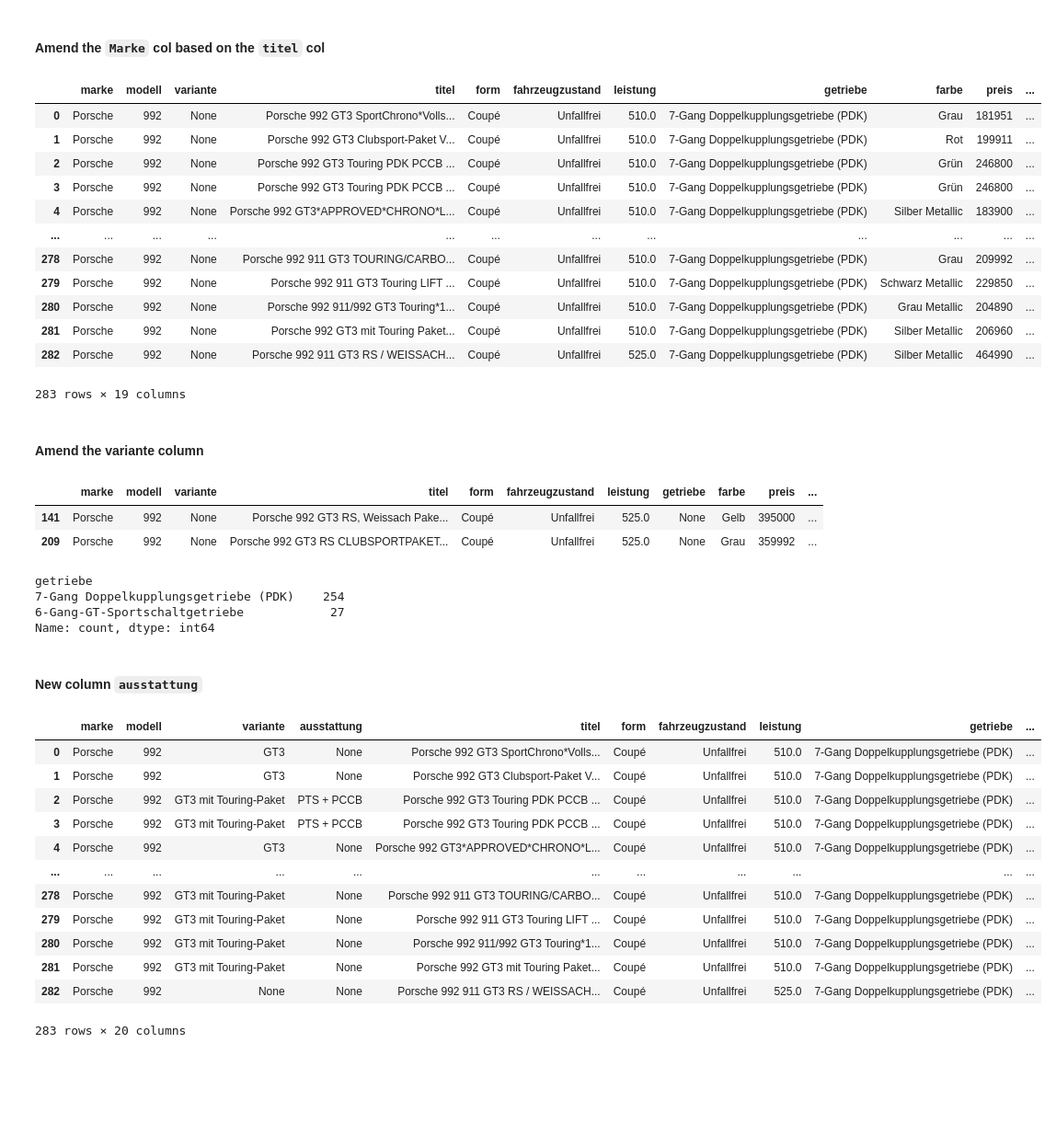
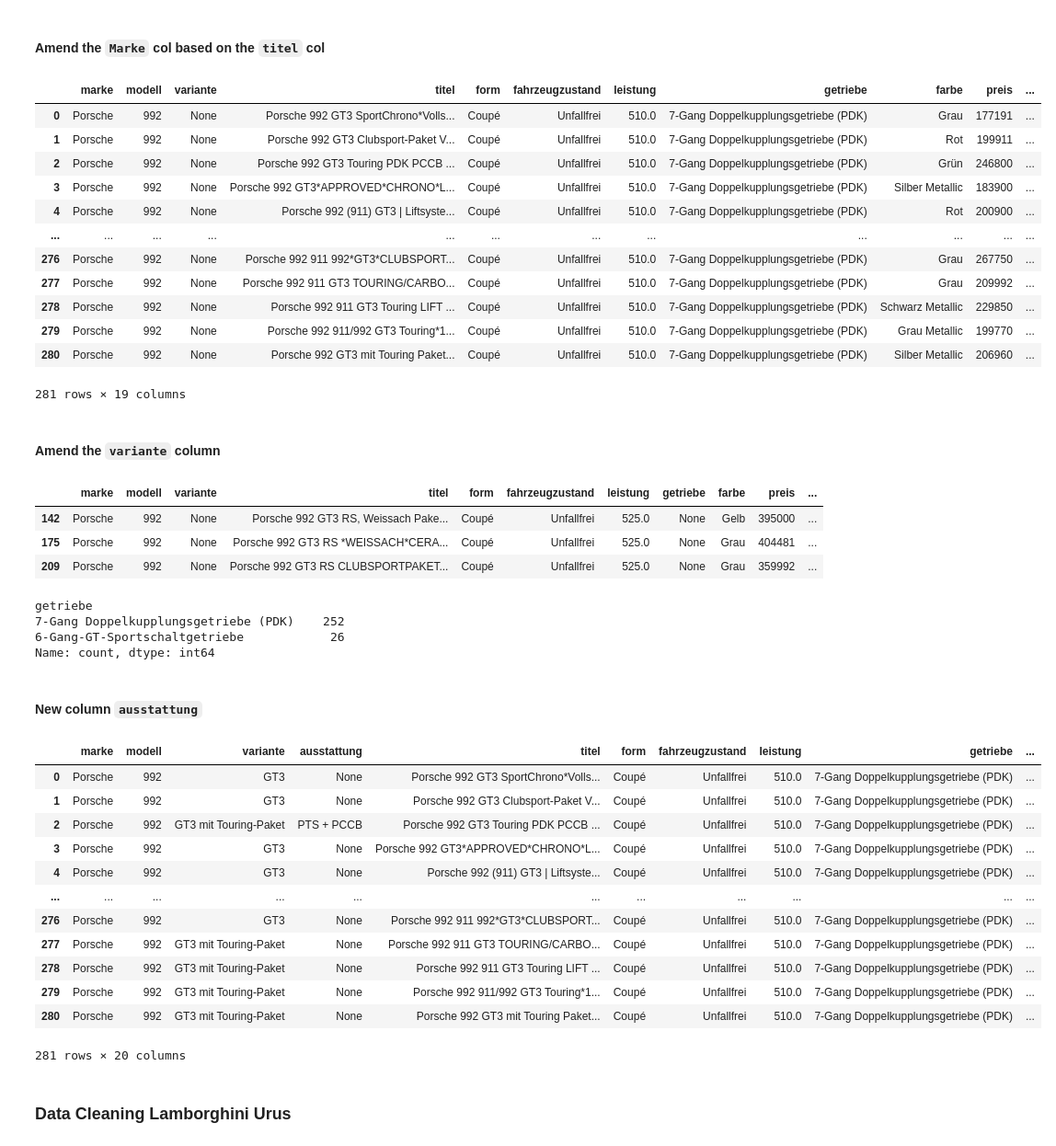
Before and after one commit to omar-elmaria/mobile_de_scraper, a Jupyter notebook: testing_notebook.ipynb, the cells around one changed output. Shown at 92% size. Saved outputs shown, nothing was run; the diff lists cells and outputs as text; code cells hidden in the pictures; blank space fills up the shorter version.

Commit message:
update notebook with lambo urus and aston martin dbx

```diff
--- a/testing_notebook.ipynb
+++ b/testing_notebook.ipynb
@@ -108,8 +110,11 @@ df_clean_1
+# %%
+# Add fahrzeugbescheibung_mod column to replace None values in that column with an empty string
+df_clean_1["fahrzeugbescheibung_mod"] = df_clean_1["fahrzeugbescheibung"].apply(lambda x: "" if x is None else x)
 # %% [markdown]
 #### Filter for GT3 or GT 3
 # %%
 df_clean_2 = df_clean_1.loc[
-    (df_clean_1["titel"].str.lower().str.contains("gt3|gt 3")) | (df["fahrzeugbescheibung"].str.lower().str.contains("gt3|gt 3"))
+    (df_clean_1["titel"].str.lower().str.contains("gt3|gt 3")) | (df["fahrzeugbescheibung_mod"].str.lower().str.contains("gt3|gt 3"))
 ].reset_index(drop=True)
 df_clean_2
 # %% [output]
@@ -290,20 +295,20 @@ df_clean_8["marke"] = df_clean_8.apply(lambda x: amend_marke_col_porsche_992_gt3
 df_clean_8
 # %% [output]
 |  | marke | modell | variante | titel | form | fahrzeugzustand | leistung | getriebe | farbe | preis | ... |
-| 0 | Porsche | 992 | None | Porsche 992 GT3 SportChrono*Volls... | Coupé | Unfallfrei | 510.0 | 7-Gang Doppelkupplungsgetriebe (PDK) | Grau | 181951 | ... |
+| 0 | Porsche | 992 | None | Porsche 992 GT3 SportChrono*Volls... | Coupé | Unfallfrei | 510.0 | 7-Gang Doppelkupplungsgetriebe (PDK) | Grau | 177191 | ... |
 | 1 | Porsche | 992 | None | Porsche 992 GT3 Clubsport-Paket V... | Coupé | Unfallfrei | 510.0 | 7-Gang Doppelkupplungsgetriebe (PDK) | Rot | 199911 | ... |
 | 2 | Porsche | 992 | None | Porsche 992 GT3 Touring PDK PCCB ... | Coupé | Unfallfrei | 510.0 | 7-Gang Doppelkupplungsgetriebe (PDK) | Grün | 246800 | ... |
-| 3 | Porsche | 992 | None | Porsche 992 GT3 Touring PDK PCCB ... | Coupé | Unfallfrei | 510.0 | 7-Gang Doppelkupplungsgetriebe (PDK) | Grün | 246800 | ... |
-| 4 | Porsche | 992 | None | Porsche 992 GT3*APPROVED*CHRONO*L... | Coupé | Unfallfrei | 510.0 | 7-Gang Doppelkupplungsgetriebe (PDK) | Silber Metallic | 183900 | ... |
+| 3 | Porsche | 992 | None | Porsche 992 GT3*APPROVED*CHRONO*L... | Coupé | Unfallfrei | 510.0 | 7-Gang Doppelkupplungsgetriebe (PDK) | Silber Metallic | 183900 | ... |
+| 4 | Porsche | 992 | None | Porsche 992 (911) GT3 | Liftsyste... | Coupé | Unfallfrei | 510.0 | 7-Gang Doppelkupplungsgetriebe (PDK) | Rot | 200900 | ... |
 | ... | ... | ... | ... | ... | ... | ... | ... | ... | ... | ... | ... |
-| 278 | Porsche | 992 | None | Porsche 992 911 GT3 TOURING/CARBO... | Coupé | Unfallfrei | 510.0 | 7-Gang Doppelkupplungsgetriebe (PDK) | Grau | 209992 | ... |
-| 279 | Porsche | 992 | None | Porsche 992 911 GT3 Touring LIFT ... | Coupé | Unfallfrei | 510.0 | 7-Gang Doppelkupplungsgetriebe (PDK) | Schwarz Metallic | 229850 | ... |
-| 280 | Porsche | 992 | None | Porsche 992 911/992 GT3 Touring*1... | Coupé | Unfallfrei | 510.0 | 7-Gang Doppelkupplungsgetriebe (PDK) | Grau Metallic | 204890 | ... |
-| 281 | Porsche | 992 | None | Porsche 992 GT3 mit Touring Paket... | Coupé | Unfallfrei | 510.0 | 7-Gang Doppelkupplungsgetriebe (PDK) | Silber Metallic | 206960 | ... |
-| 282 | Porsche | 992 | None | Porsche 992 911 GT3 RS / WEISSACH... | Coupé | Unfallfrei | 525.0 | 7-Gang Doppelkupplungsgetriebe (PDK) | Silber Metallic | 464990 | ... |
+| 276 | Porsche | 992 | None | Porsche 992 911 992*GT3*CLUBSPORT... | Coupé | Unfallfrei | 510.0 | 7-Gang Doppelkupplungsgetriebe (PDK) | Grau | 267750 | ... |
+| 277 | Porsche | 992 | None | Porsche 992 911 GT3 TOURING/CARBO... | Coupé | Unfallfrei | 510.0 | 7-Gang Doppelkupplungsgetriebe (PDK) | Grau | 209992 | ... |
+| 278 | Porsche | 992 | None | Porsche 992 911 GT3 Touring LIFT ... | Coupé | Unfallfrei | 510.0 | 7-Gang Doppelkupplungsgetriebe (PDK) | Schwarz Metallic | 229850 | ... |
+| 279 | Porsche | 992 | None | Porsche 992 911/992 GT3 Touring*1... | Coupé | Unfallfrei | 510.0 | 7-Gang Doppelkupplungsgetriebe (PDK) | Grau Metallic | 199770 | ... |
+| 280 | Porsche | 992 | None | Porsche 992 GT3 mit Touring Paket... | Coupé | Unfallfrei | 510.0 | 7-Gang Doppelkupplungsgetriebe (PDK) | Silber Metallic | 206960 | ... |
-283 rows × 19 columns
+281 rows × 19 columns
 # %% [markdown]
-#### Amend the variante column
+#### Amend the `variante` column
 # %%
 # Rule 1: Spate A|B|D|G|O verändern Spalte C = variante = Wenn marke Porsche, und modell 992, und leistung 510, und entweder im titel Touring oder in fahrzeugbeschreibung Touring
 # steht, dann ändere in Spalte C auf “GT3 mit Touring-Paket“
@@ -312,9 +317,9 @@ df_clean_8
 
 df_clean_9 = df_clean_8.copy()
 def amend_variante_col_porsche_992_gt3(x):
-    if x["marke"] == "Porsche" and x["modell"] == "992" and x["leistung"] == 510 and (x["titel"].lower().find("touring") != -1 or x["fahrzeugbescheibung"].lower().find("touring") != -1):
+    if x["marke"] == "Porsche" and x["modell"] == "992" and x["leistung"] == 510 and (x["titel"].lower().find("touring") != -1 or x["fahrzeugbescheibung_mod"].lower().find("touring") != -1):
         return "GT3 mit Touring-Paket"
-    elif x["marke"] == "Porsche" and x["modell"] == "992" and x["leistung"] == 510 and (x["titel"].lower().find("touring") == -1 and x["fahrzeugbescheibung"].lower().find("touring") == -1):
+    elif x["marke"] == "Porsche" and x["modell"] == "992" and x["leistung"] == 510 and (x["titel"].lower().find("touring") == -1 and x["fahrzeugbescheibung_mod"].lower().find("touring") == -1):
         return "GT3"
     else:
         return x["variante"]
@@ -323,15 +328,13 @@ def amend_variante_col_porsche_992_gt3(x):
 
 # Rule 2: Spate H = getriebe = Wenn marke Porsche, und Modell 992, und leistung 510, und Variante GT3 oder GT3 mit Touring-Paket, und entweder im titel 6-Gang oder im fahrzeugbeschreibung 6-Gang steht, und getriebe auf (Leere), dann ändere auf "6-Gang-GT-Sportschaltgetriebe"
 def amend_getriebe_col_stg_2_porsche_992_gt3(x):
-    if x["fahrzeugbescheibung"] is None:
-        return x["getriebe"]
-    elif x["marke"] == "Porsche" and x["modell"] == "992" and x["leistung"] == 510\
+    if x["marke"] == "Porsche" and x["modell"] == "992" and x["leistung"] == 510\
     and (x["variante"] == "GT3" or x["variante"] == "GT3 mit Touring-Paket")\
-    and (x["titel"].lower().find("pdk") != -1 or x["fahrzeugbescheibung"].lower().find("pdk") != -1) and (x["getriebe"] == "" or x["getriebe"] is None):
+    and (x["titel"].lower().find("pdk") != -1 or x["fahrzeugbescheibung_mod"].lower().find("pdk") != -1) and (x["getriebe"] == "" or x["getriebe"] is None):
         return "7-Gang Doppelkupplungsgetriebe (PDK)"
     elif x["marke"] == "Porsche" and x["modell"] == "992" and x["leistung"] == 510\
     and (x["variante"] == "GT3" or x["variante"] == "GT3 mit Touring-Paket")\
-    and (x["titel"].lower().find("6-gang") != -1 or x["fahrzeugbescheibung"].lower().find("6-gang") != -1) and (x["getriebe"] == "" or x["getriebe"] is None):
+    and (x["titel"].lower().find("6-gang") != -1 or x["fahrzeugbescheibung_mod"].lower().find("6-gang") != -1) and (x["getriebe"] == "" or x["getriebe"] is None):
         return "6-Gang-GT-Sportschaltgetriebe"
     else:
         return x["getriebe"]
@@ -361,11 +364,12 @@ display(df_clean_9[df_clean_9["getriebe"].isnull()])
 display(df_clean_9["getriebe"].value_counts())
 # %% [output]
 |  | marke | modell | variante | titel | form | fahrzeugzustand | leistung | getriebe | farbe | preis | ... |
-| 141 | Porsche | 992 | None | Porsche 992 GT3 RS, Weissach Pake... | Coupé | Unfallfrei | 525.0 | None | Gelb | 395000 | ... |
+| 142 | Porsche | 992 | None | Porsche 992 GT3 RS, Weissach Pake... | Coupé | Unfallfrei | 525.0 | None | Gelb | 395000 | ... |
+| 175 | Porsche | 992 | None | Porsche 992 GT3 RS *WEISSACH*CERA... | Coupé | Unfallfrei | 525.0 | None | Grau | 404481 | ... |
 | 209 | Porsche | 992 | None | Porsche 992 GT3 RS CLUBSPORTPAKET... | Coupé | Unfallfrei | 525.0 | None | Grau | 359992 | ... |
 getriebe
-7-Gang Doppelkupplungsgetriebe (PDK)    254
-6-Gang-GT-Sportschaltgetriebe            27
+7-Gang Doppelkupplungsgetriebe (PDK)    252
+6-Gang-GT-Sportschaltgetriebe            26
 Name: count, dtype: int64
 # %% [markdown]
 #### New column `ausstattung`
@@ -375,46 +379,44 @@ Name: count, dtype: int64
 # Neue Spalte D = Wenn marke Porsche, und Modell 992, und Variante GT3 oder GT3 mit Touring-Paket, und form Coupe, und fahrzeugzustand unfallfrei, und Leistung 510, und entweder im titel Manufa oder im Fahrzeugbeschreibung Manufa steht, dann ändere auf „Exklusive Manufaktur“.
 
 df_clean_10 = df_clean_9.copy()
-def amend_exklusive_manufaktur_col_porsche_992_gt3(x):
-    if x["fahrzeugbescheibung"] is None:
-        return None
-    elif x["marke"] == "Porsche" and x["modell"] == "992" and (x["variante"] == "GT3" or x["variante"] == "GT3 mit Touring-Paket")\
+def add_ausstattung_col_porsche_992_gt3(x):
+    if x["marke"] == "Porsche" and x["modell"] == "992" and (x["variante"] == "GT3" or x["variante"] == "GT3 mit Touring-Paket")\
     and x["form"] == "Coupé" and x["fahrzeugzustand"].lower() == "unfallfrei" and x["leistung"] == 510\
     and (
         ("pts" in x["titel"].lower() and "pccb" in x["titel"].lower()) or\
-        ("pts" in x["fahrzeugbescheibung"].lower() and "pccb" in x["fahrzeugbescheibung"].lower())
+        ("pts" in x["fahrzeugbescheibung_mod"].lower() and "pccb" in x["fahrzeugbescheibung_mod"].lower())
     ):
         return "PTS + PCCB"
     elif x["marke"] == "Porsche" and x["modell"] == "992" and (x["variante"] == "GT3" or x["variante"] == "GT3 mit Touring-Paket")\
     and x["form"] == "Coupé" and x["fahrzeugzustand"].lower() == "unfallfrei" and x["leistung"] == 510\
     and (x["titel"].lower().find("pts") != -1):
         return "PTS"
     elif x["marke"] == "Porsche" and x["modell"] == "992" and (x["variante"] == "GT3" or x["variante"] == "GT3 mit Touring-Paket")\
     and x["form"] == "Coupé" and x["fahrzeugzustand"] == "Unfallfrei" and x["leistung"] == 510\
-    and (x["titel"].lower().find("pccb") != -1 or x["fahrzeugbescheibung"].lower().find("pccb") != -1):
+    and (x["titel"].lower().find("pccb") != -1 or x["fahrzeugbescheibung_mod"].lower().find("pccb") != -1):
         return "PCCB"
     else:
         return None
 
 # Apply the function
-df_clean_10["ausstattung"] = df_clean_10.apply(lambda x: amend_exklusive_manufaktur_col_porsche_992_gt3(x), axis=1)
+df_clean_10["ausstattung"] = df_clean_10.apply(lambda x: add_ausstattung_col_porsche_992_gt3(x), axis=1)
 
 # Move the Austattung column to be between "variante" and "titel"
 austattung_col = df_clean_10.pop("ausstattung")
 df_clean_10.insert(3, "ausstattung", austattung_col)
 
 df_clean_10
 # %% [output]
 |  | marke | modell | variante | ausstattung | titel | form | fahrzeugzustand | leistung | getriebe | ... |
 | 0 | Porsche | 992 | GT3 | None | Porsche 992 GT3 SportChrono*Volls... | Coupé | Unfallfrei | 510.0 | 7-Gang Doppelkupplungsgetriebe (PDK) | ... |
 | 1 | Porsche | 992 | GT3 | None | Porsche 992 GT3 Clubsport-Paket V... | Coupé | Unfallfrei | 510.0 | 7-Gang Doppelkupplungsgetriebe (PDK) | ... |
 | 2 | Porsche | 992 | GT3 mit Touring-Paket | PTS + PCCB | Porsche 992 GT3 Touring PDK PCCB ... | Coupé | Unfallfrei | 510.0 | 7-Gang Doppelkupplungsgetriebe (PDK) | ... |
-| 3 | Porsche | 992 | GT3 mit Touring-Paket | PTS + PCCB | Porsche 992 GT3 Touring PDK PCCB ... | Coupé | Unfallfrei | 510.0 | 7-Gang Doppelkupplungsgetriebe (PDK) | ... |
-| 4 | Porsche | 992 | GT3 | None | Porsche 992 GT3*APPROVED*CHRONO*L... | Coupé | Unfallfrei | 510.0 | 7-Gang Doppelkupplungsgetriebe (PDK) | ... |
+| 3 | Porsche | 992 | GT3 | None | Porsche 992 GT3*APPROVED*CHRONO*L... | Coupé | Unfallfrei | 510.0 | 7-Gang Doppelkupplungsgetriebe (PDK) | ... |
+| 4 | Porsche | 992 | GT3 | None | Porsche 992 (911) GT3 | Liftsyste... | Coupé | Unfallfrei | 510.0 | 7-Gang Doppelkupplungsgetriebe (PDK) | ... |
 | ... | ... | ... | ... | ... | ... | ... | ... | ... | ... | ... |
-| 278 | Porsche | 992 | GT3 mit Touring-Paket | None | Porsche 992 911 GT3 TOURING/CARBO... | Coupé | Unfallfrei | 510.0 | 7-Gang Doppelkupplungsgetriebe (PDK) | ... |
-| 279 | Porsche | 992 | GT3 mit Touring-Paket | None | Porsche 992 911 GT3 Touring LIFT ... | Coupé | Unfallfrei | 510.0 | 7-Gang Doppelkupplungsgetriebe (PDK) | ... |
-| 280 | Porsche | 992 | GT3 mit Touring-Paket | None | Porsche 992 911/992 GT3 Touring*1... | Coupé | Unfallfrei | 510.0 | 7-Gang Doppelkupplungsgetriebe (PDK) | ... |
-| 281 | Porsche | 992 | GT3 mit Touring-Paket | None | Porsche 992 GT3 mit Touring Paket... | Coupé | Unfallfrei | 510.0 | 7-Gang Doppelkupplungsgetriebe (PDK) | ... |
-| 282 | Porsche | 992 | None | None | Porsche 992 911 GT3 RS / WEISSACH... | Coupé | Unfallfrei | 525.0 | 7-Gang Doppelkupplungsgetriebe (PDK) | ... |
+| 276 | Porsche | 992 | GT3 | None | Porsche 992 911 992*GT3*CLUBSPORT... | Coupé | Unfallfrei | 510.0 | 7-Gang Doppelkupplungsgetriebe (PDK) | ... |
+| 277 | Porsche | 992 | GT3 mit Touring-Paket | None | Porsche 992 911 GT3 TOURING/CARBO... | Coupé | Unfallfrei | 510.0 | 7-Gang Doppelkupplungsgetriebe (PDK) | ... |
+| 278 | Porsche | 992 | GT3 mit Touring-Paket | None | Porsche 992 911 GT3 Touring LIFT ... | Coupé | Unfallfrei | 510.0 | 7-Gang Doppelkupplungsgetriebe (PDK) | ... |
+| 279 | Porsche | 992 | GT3 mit Touring-Paket | None | Porsche 992 911/992 GT3 Touring*1... | Coupé | Unfallfrei | 510.0 | 7-Gang Doppelkupplungsgetriebe (PDK) | ... |
+| 280 | Porsche | 992 | GT3 mit Touring-Paket | None | Porsche 992 GT3 mit Touring Paket... | Coupé | Unfallfrei | 510.0 | 7-Gang Doppelkupplungsgetriebe (PDK) | ... |
-283 rows × 20 columns
+281 rows × 20 columns
@@ -421,3 +426,5 @@ df_clean_10
 # %%
 # Save the data frame to a CSV file
 df_clean_10.to_csv("porsche_992_gt3.csv", index=False)
+# %% [markdown]
+### Data Cleaning Lamborghini Urus
```
Also changed, not shown: parts of 62 cells of this notebook.
